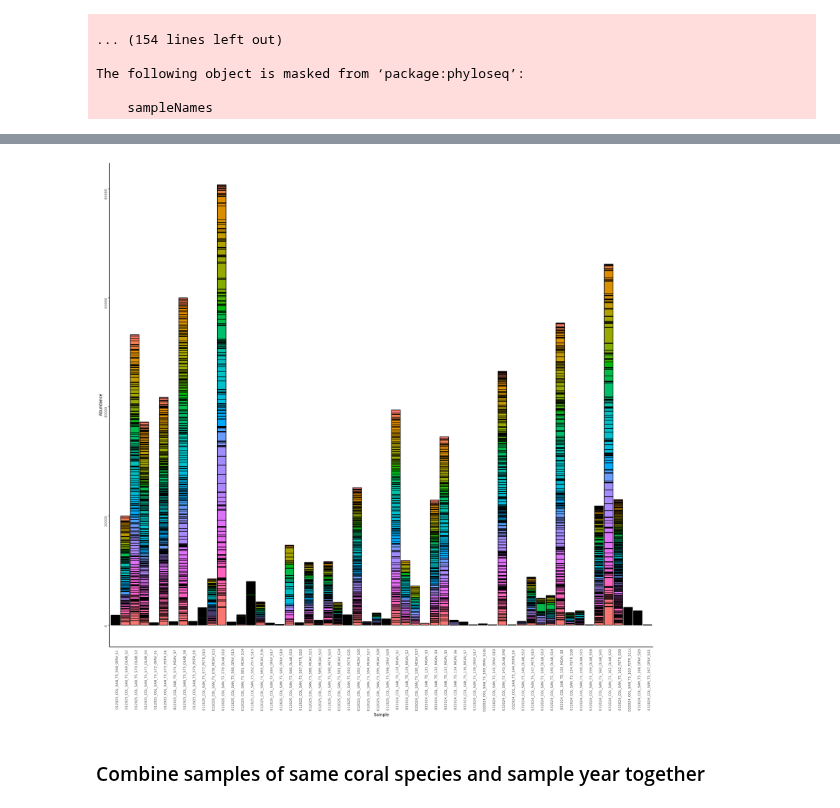
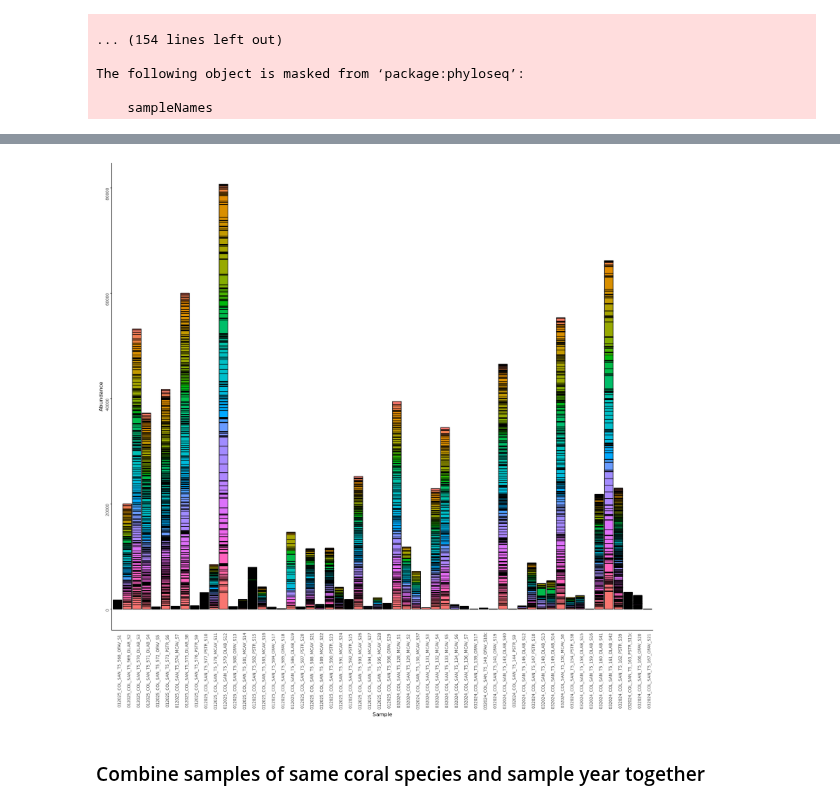
Before and after one commit to nikeaulrich/COL_metagenomics, a Jupyter notebook: COL_pathways_plots_cpm.ipynb, the cells around one changed output, grey strips where cells are left out. Saved outputs shown, nothing was run; the diff lists cells and outputs as text; code cells hidden in the pictures.

```diff
--- a/COL_pathways_plots_cpm.ipynb
+++ b/COL_pathways_plots_cpm.ipynb
@@ -108,15 +108,15 @@ options(repr.plot.width=15, repr.plot.height=15)
 # %%
 pathway_plot<- df_pathway_long %>%
   ggplot(aes(x = Sample, y = Abundance)) +
   geom_bar(aes(fill = Pathway), colour="black", stat = "identity", position = "stack")+
   theme_bw() +
   theme(legend.position = "none", panel.border = element_blank(),
           panel.grid.major.x = element_blank(),
           panel.grid.minor.x = element_blank(),
           panel.grid.major.y = element_blank(),
           panel.grid.minor.y = element_blank(),
           axis.ticks.x=element_blank(), axis.line=element_line(color="black"), axis.text=element_text(angle=90),
-          text = element_text(size=8))
+          text = element_text(size=10))
 pathway_plot
 # %% [output]
-[figure, old version]
+[figure, new version]
```
Also changed, not shown: parts of 1 cell of this notebook.
